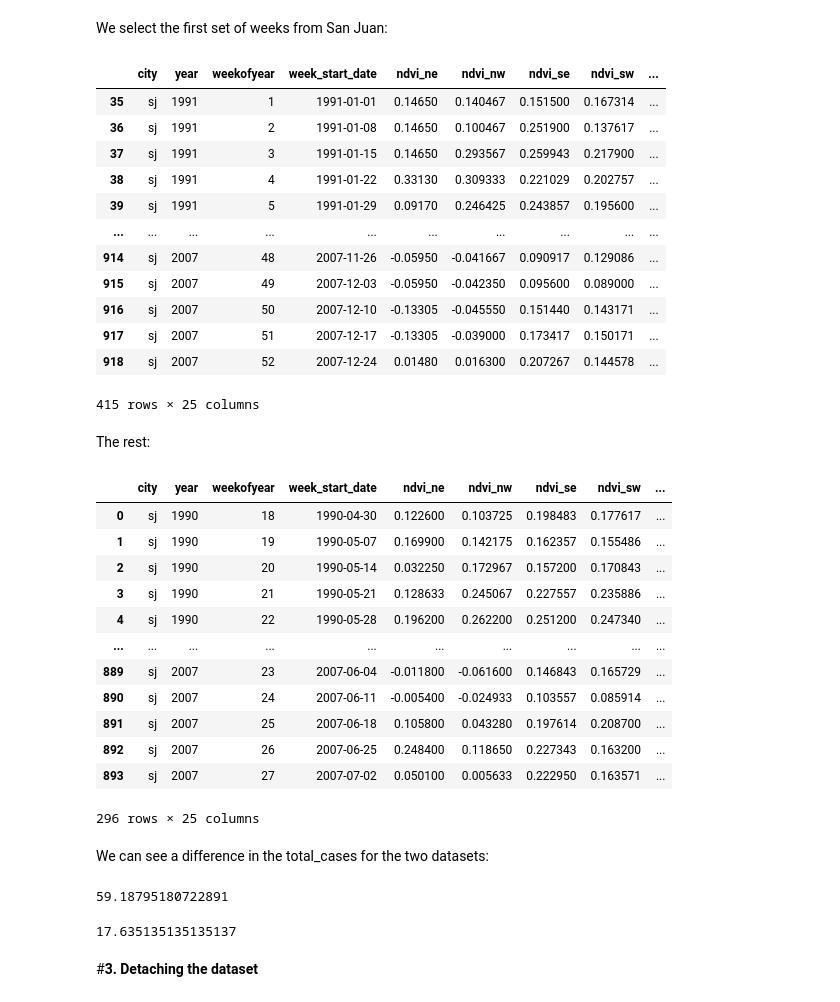
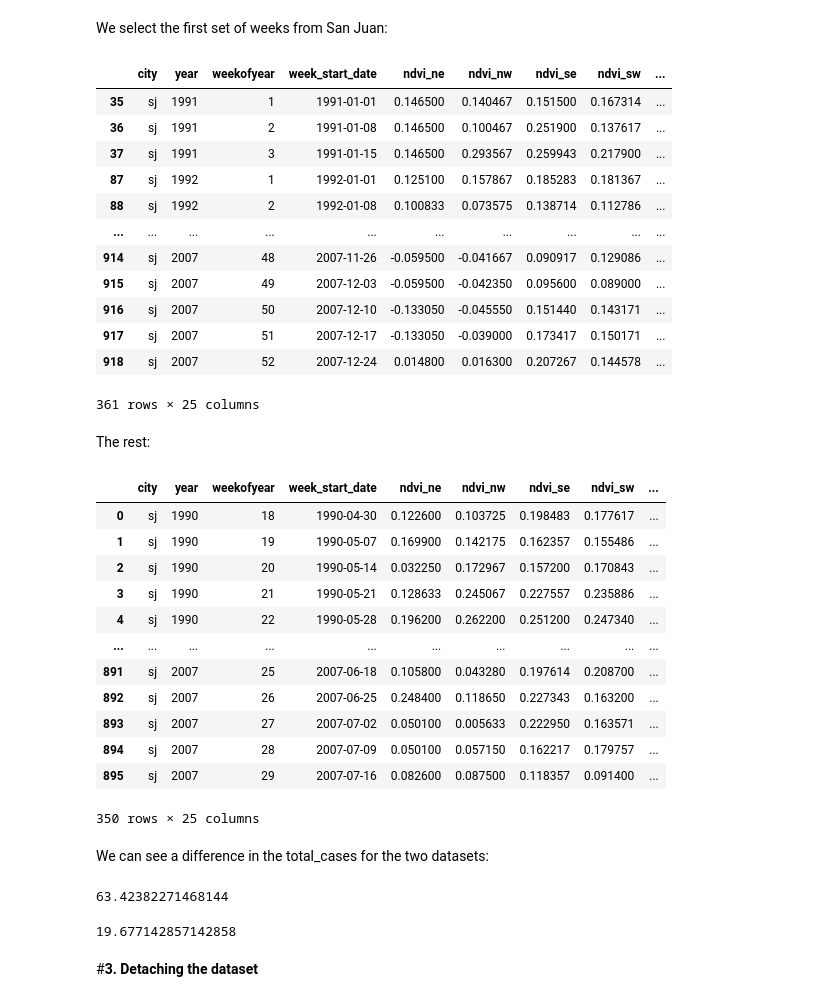
Before and after one commit to sergiosb99/SSJ_SupervisedLearning, a Jupyter notebook: Dengue_Upgrade_Cities_Weeks_Years.ipynb, the cells around one changed output. Drawn from its saved outputs; the diff is of its cells as text; code cells hidden in the pictures.

```diff
--- a/Dengue_Upgrade_Cities_Weeks_Years.ipynb
+++ b/Dengue_Upgrade_Cities_Weeks_Years.ipynb
@@ -191,23 +191,23 @@ Pues hay que probar a hacerlo con iquitos también.
 # %% [markdown]
 We select the first set of weeks from San Juan:
 # %%
-df_sj_week1 = df_sj[df_sj['weekofyear']<=5]
-df_sj_week1 = df_sj_week1.append(df_sj[df_sj['weekofyear']>=28])
+df_sj_week1 = df_sj[df_sj['weekofyear']<=3]
+df_sj_week1 = df_sj_week1.append(df_sj[df_sj['weekofyear']>=30])
 df_sj_week1
 # %% [output]
 |  | city | year | weekofyear | week_start_date | ndvi_ne | ndvi_nw | ndvi_se | ndvi_sw | ... |
-| 35 | sj | 1991 | 1 | 1991-01-01 | 0.14650 | 0.140467 | 0.151500 | 0.167314 | ... |
-| 36 | sj | 1991 | 2 | 1991-01-08 | 0.14650 | 0.100467 | 0.251900 | 0.137617 | ... |
-| 37 | sj | 1991 | 3 | 1991-01-15 | 0.14650 | 0.293567 | 0.259943 | 0.217900 | ... |
-| 38 | sj | 1991 | 4 | 1991-01-22 | 0.33130 | 0.309333 | 0.221029 | 0.202757 | ... |
-| 39 | sj | 1991 | 5 | 1991-01-29 | 0.09170 | 0.246425 | 0.243857 | 0.195600 | ... |
+| 35 | sj | 1991 | 1 | 1991-01-01 | 0.146500 | 0.140467 | 0.151500 | 0.167314 | ... |
+| 36 | sj | 1991 | 2 | 1991-01-08 | 0.146500 | 0.100467 | 0.251900 | 0.137617 | ... |
+| 37 | sj | 1991 | 3 | 1991-01-15 | 0.146500 | 0.293567 | 0.259943 | 0.217900 | ... |
+| 87 | sj | 1992 | 1 | 1992-01-01 | 0.125100 | 0.157867 | 0.185283 | 0.181367 | ... |
+| 88 | sj | 1992 | 2 | 1992-01-08 | 0.100833 | 0.073575 | 0.138714 | 0.112786 | ... |
 | ... | ... | ... | ... | ... | ... | ... | ... | ... | ... |
-| 914 | sj | 2007 | 48 | 2007-11-26 | -0.05950 | -0.041667 | 0.090917 | 0.129086 | ... |
-| 915 | sj | 2007 | 49 | 2007-12-03 | -0.05950 | -0.042350 | 0.095600 | 0.089000 | ... |
-| 916 | sj | 2007 | 50 | 2007-12-10 | -0.13305 | -0.045550 | 0.151440 | 0.143171 | ... |
-| 917 | sj | 2007 | 51 | 2007-12-17 | -0.13305 | -0.039000 | 0.173417 | 0.150171 | ... |
-| 918 | sj | 2007 | 52 | 2007-12-24 | 0.01480 | 0.016300 | 0.207267 | 0.144578 | ... |
+| 914 | sj | 2007 | 48 | 2007-11-26 | -0.059500 | -0.041667 | 0.090917 | 0.129086 | ... |
+| 915 | sj | 2007 | 49 | 2007-12-03 | -0.059500 | -0.042350 | 0.095600 | 0.089000 | ... |
+| 916 | sj | 2007 | 50 | 2007-12-10 | -0.133050 | -0.045550 | 0.151440 | 0.143171 | ... |
+| 917 | sj | 2007 | 51 | 2007-12-17 | -0.133050 | -0.039000 | 0.173417 | 0.150171 | ... |
+| 918 | sj | 2007 | 52 | 2007-12-24 | 0.014800 | 0.016300 | 0.207267 | 0.144578 | ... |
-415 rows × 25 columns
+361 rows × 25 columns
 # %% [markdown]
 The rest:
 # %%
@@ -221,22 +221,22 @@ df_sj_week2
 | 3 | sj | 1990 | 21 | 1990-05-21 | 0.128633 | 0.245067 | 0.227557 | 0.235886 | ... |
 | 4 | sj | 1990 | 22 | 1990-05-28 | 0.196200 | 0.262200 | 0.251200 | 0.247340 | ... |
 | ... | ... | ... | ... | ... | ... | ... | ... | ... | ... |
-| 889 | sj | 2007 | 23 | 2007-06-04 | -0.011800 | -0.061600 | 0.146843 | 0.165729 | ... |
-| 890 | sj | 2007 | 24 | 2007-06-11 | -0.005400 | -0.024933 | 0.103557 | 0.085914 | ... |
 | 891 | sj | 2007 | 25 | 2007-06-18 | 0.105800 | 0.043280 | 0.197614 | 0.208700 | ... |
 | 892 | sj | 2007 | 26 | 2007-06-25 | 0.248400 | 0.118650 | 0.227343 | 0.163200 | ... |
 | 893 | sj | 2007 | 27 | 2007-07-02 | 0.050100 | 0.005633 | 0.222950 | 0.163571 | ... |
+| 894 | sj | 2007 | 28 | 2007-07-09 | 0.050100 | 0.057150 | 0.162217 | 0.179757 | ... |
+| 895 | sj | 2007 | 29 | 2007-07-16 | 0.082600 | 0.087500 | 0.118357 | 0.091400 | ... |
-296 rows × 25 columns
+350 rows × 25 columns
 # %% [markdown]
 We can see a difference in the total_cases for the two datasets:
 # %%
 df_sj_week1['total_cases'].mean()
 # %% [output]
-59.18795180722891
+63.42382271468144
 # %%
 df_sj_week2['total_cases'].mean()
 # %% [output]
-17.635135135135137
+19.677142857142858
 # %% [markdown]
 #**3. Detaching the dataset**
 # %% [markdown]
```
Also changed, not shown: parts of 7 cells of this notebook.
